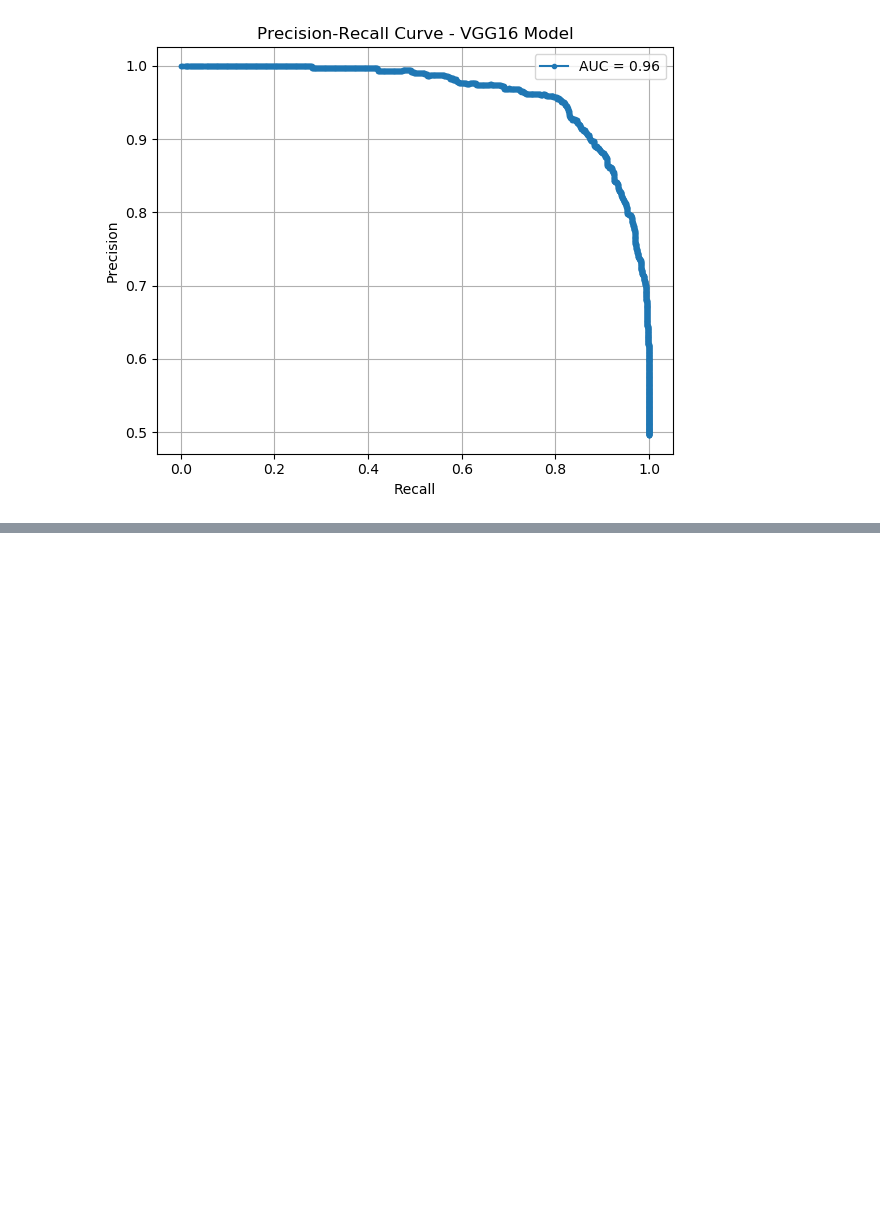
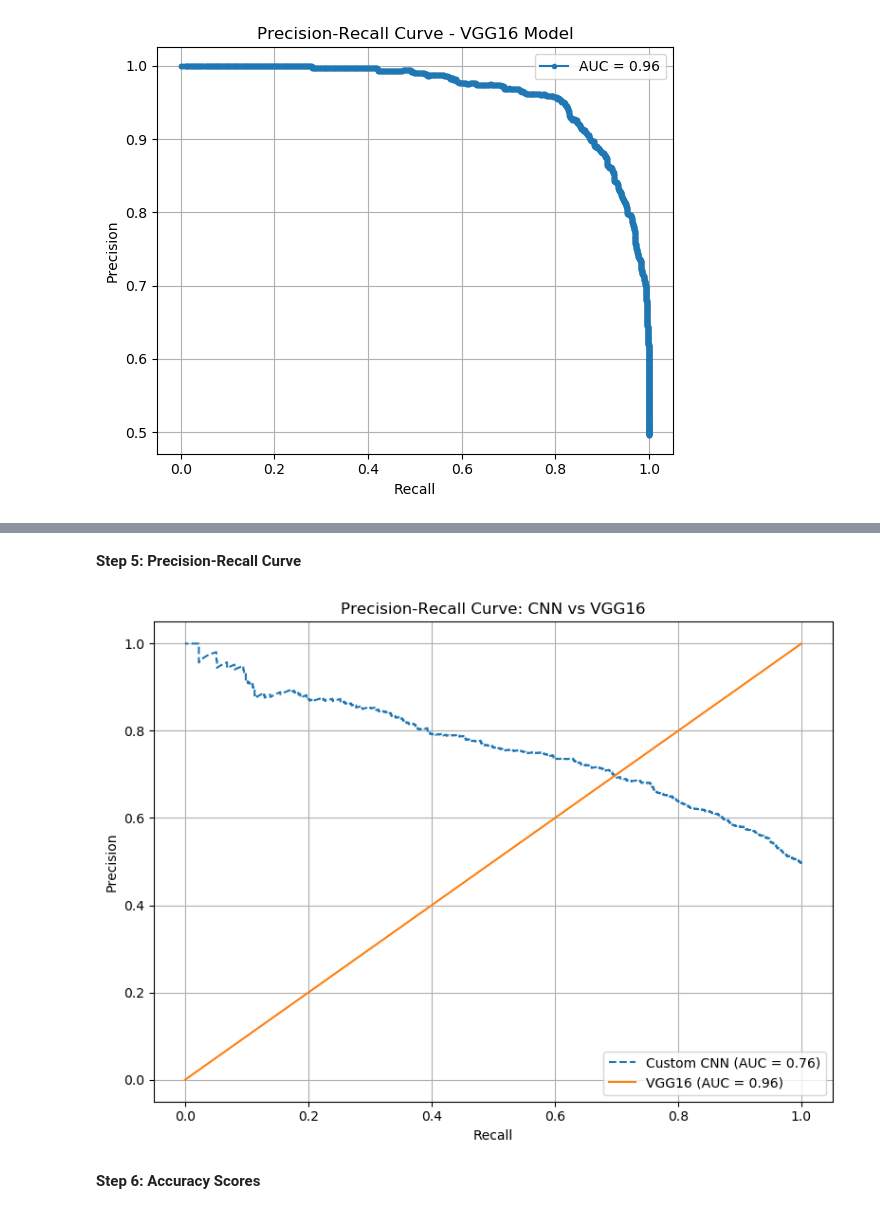
Before and after one commit to MandeepCon/CSCN8010-Practical-Lab-3, a Jupyter notebook: PracticalLab3.ipynb, the cells around one changed output, grey strips where cells are left out. Cells and saved outputs as stored; diff of their text form; code cells hidden in the pictures; blank space fills up the shorter version.

```diff
--- a/PracticalLab3.ipynb
+++ b/PracticalLab3.ipynb
@@ -837,0 +934,28 @@ plt.show()
+# %% [markdown]
+**Step 5: Precision-Recall Curve**
+# %%
+from sklearn.metrics import precision_recall_curve, auc
+
+# Custom CNN
+prec_cnn, rec_cnn, _ = precision_recall_curve(Y_true, cnn_probs[:min_len])
+auc_cnn = auc(rec_cnn, prec_cnn)
+
+# VGG16
+prec_vgg, rec_vgg, _ = precision_recall_curve(Y_true, vgg_probs[:min_len])
+auc_vgg = auc(rec_vgg, prec_vgg)
+
+# Plot
+plt.figure(figsize=(8, 6))
+plt.plot(rec_cnn, prec_cnn, label=f"Custom CNN (AUC = {auc_cnn:.2f})", linestyle="--")
+plt.plot(rec_vgg, rec_vgg, label=f"VGG16 (AUC = {auc_vgg:.2f})", linestyle="-")
+plt.xlabel("Recall")
+plt.ylabel("Precision")
+plt.title("Precision-Recall Curve: CNN vs VGG16")
+plt.legend()
+plt.grid(True)
+plt.tight_layout()
+plt.show()
+# %% [output]
+[figure, added]
+# %% [markdown]
+**Step 6: Accuracy Scores**
```
Also changed, not shown: parts of 19 cells of this notebook.
